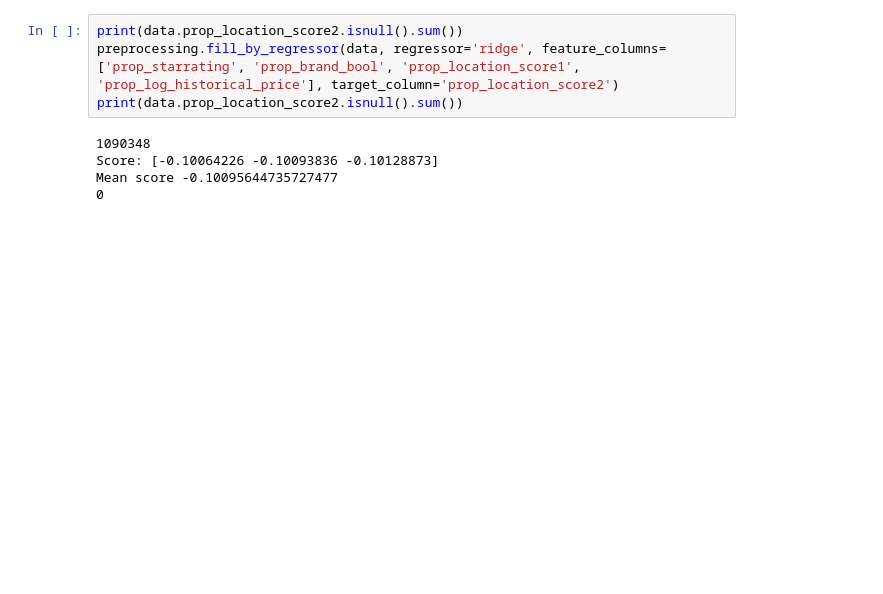
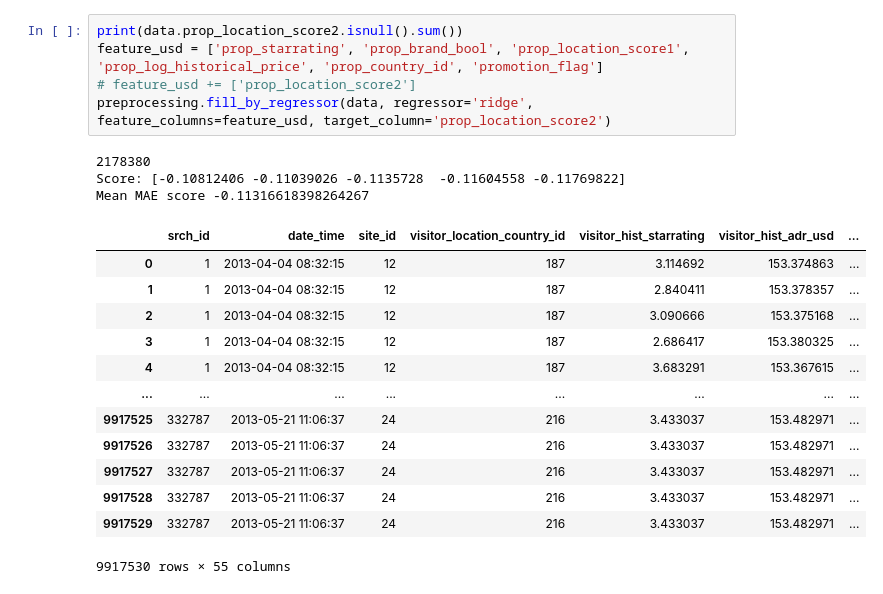
Before and after one commit to montpelllier/VU-DMT-A2, a Jupyter notebook: EDA.ipynb, the cells around one changed output. Drawn from its saved outputs; the diff is of its cells as text; blank space fills up the shorter version.

```diff
--- a/EDA.ipynb
+++ b/EDA.ipynb
@@ -57,9 +97,22 @@ Mean score -0.6258097870377055
 # %%
 print(data.prop_location_score2.isnull().sum())
-preprocessing.fill_by_regressor(data, regressor='ridge', feature_columns=['prop_starrating', 'prop_brand_bool', 'prop_location_score1', 'prop_log_historical_price'], target_column='prop_location_score2')
-print(data.prop_location_score2.isnull().sum())
+feature_usd = ['prop_starrating', 'prop_brand_bool', 'prop_location_score1', 'prop_log_historical_price', 'prop_country_id', 'promotion_flag']
+# feature_usd += ['prop_location_score2']
+preprocessing.fill_by_regressor(data, regressor='ridge', feature_columns=feature_usd, target_column='prop_location_score2')
 # %% [output]
-1090348
-Score: [-0.10064226 -0.10093836 -0.10128873]
-Mean score -0.10095644735727477
-0
+2178380
+Score: [-0.10812406 -0.11039026 -0.1135728  -0.11604558 -0.11769822]
+Mean MAE score -0.11316618398264267
+|  | srch_id | date_time | site_id | visitor_location_country_id | visitor_hist_starrating | visitor_hist_adr_usd | ... |
+| 0 | 1 | 2013-04-04 08:32:15 | 12 | 187 | 3.114692 | 153.374863 | ... |
+| 1 | 1 | 2013-04-04 08:32:15 | 12 | 187 | 2.840411 | 153.378357 | ... |
+| 2 | 1 | 2013-04-04 08:32:15 | 12 | 187 | 3.090666 | 153.375168 | ... |
+| 3 | 1 | 2013-04-04 08:32:15 | 12 | 187 | 2.686417 | 153.380325 | ... |
+| 4 | 1 | 2013-04-04 08:32:15 | 12 | 187 | 3.683291 | 153.367615 | ... |
+| ... | ... | ... | ... | ... | ... | ... | ... |
+| 9917525 | 332787 | 2013-05-21 11:06:37 | 24 | 216 | 3.433037 | 153.482971 | ... |
+| 9917526 | 332787 | 2013-05-21 11:06:37 | 24 | 216 | 3.433037 | 153.482971 | ... |
+| 9917527 | 332787 | 2013-05-21 11:06:37 | 24 | 216 | 3.433037 | 153.482971 | ... |
+| 9917528 | 332787 | 2013-05-21 11:06:37 | 24 | 216 | 3.433037 | 153.482971 | ... |
+| 9917529 | 332787 | 2013-05-21 11:06:37 | 24 | 216 | 3.433037 | 153.482971 | ... |
+9917530 rows × 55 columns
```
Also changed, not shown: parts of 19 cells of this notebook, 2 other files.
